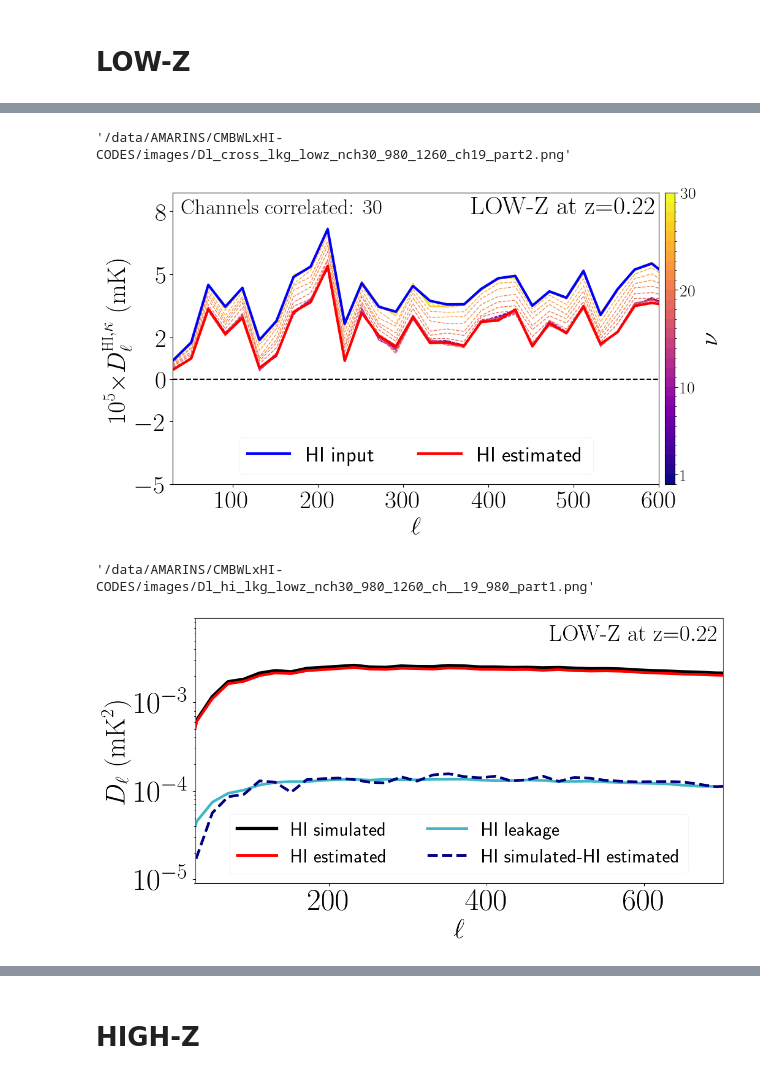
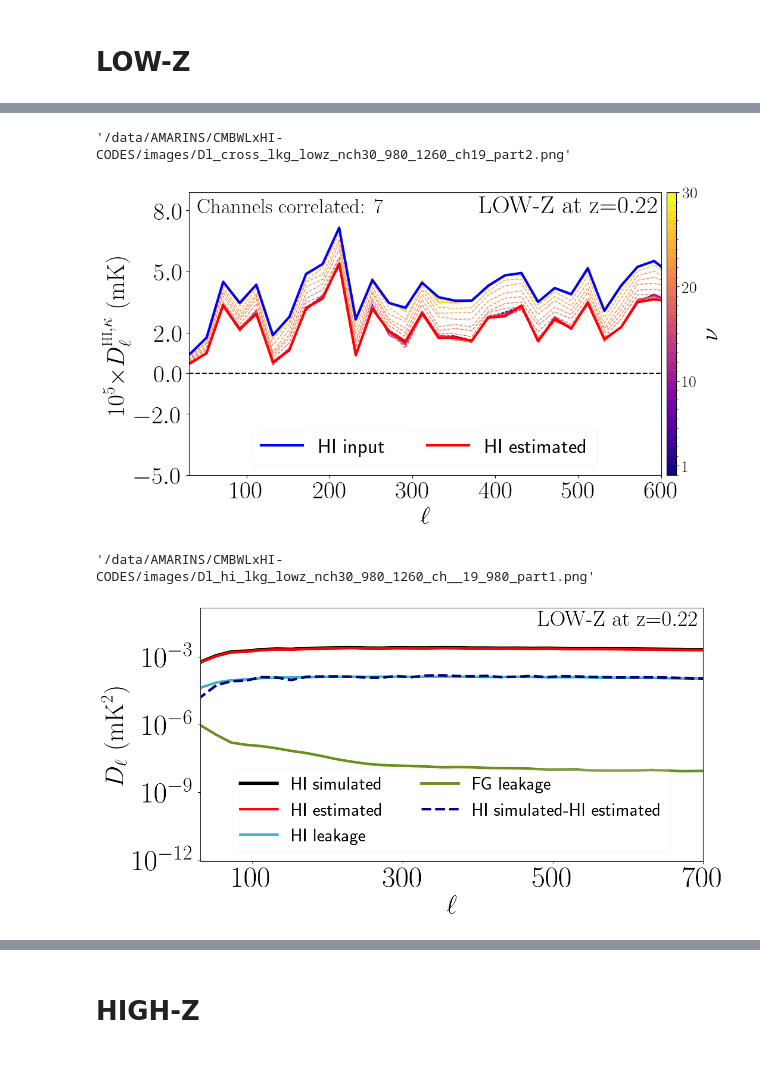
Before and after one commit to armarins/CMBWLxHI, a Jupyter notebook: notebooks/Part4_APS_constrained_analysis.ipynb, the cells around one changed output, grey strips where cells are left out. Drawn from its saved outputs; the diff is of its cells as text; code cells hidden in the pictures.

Commit message:
third update: including new ipynb, updating picture formatting, and noise function

```diff
--- a/notebooks/Part4_APS_constrained_analysis.ipynb
+++ b/notebooks/Part4_APS_constrained_analysis.ipynb
@@ -159,7 +161,8 @@ zeff     = cxft.get_zeff(numin =numin, numax =numax, nbands= nch, n_curves=nch)[
 fact_exp = 5
 fact     = 10**fact_exp
 CLs_dict = dcopy(CLs_dict_gal)
-ncorr    = 30
+cticks = [-5.0,-2.0,0.0,2.0,5.0,8.0]
+ncorr    = 7
 ############################################################
 c    = np.arange(0, nch + 1)
 cmap = plt.get_cmap("plasma", nch)
@@ -177,7 +180,8 @@ ax.set_ylabel(r'$10^{'+str(fact_exp)+'}$' + r'$\times D_{\ell}^{\LARGE{\textrm{H
 ax.set_xlabel(r'$\ell$', fontsize=30)
 ax.set_yscale('linear'); ax.set_xscale('linear')
 ax.set_ylim(-5, 8.9); ax.set_xlim(30,600)
-ax.set_yticks([-5,-2,0,2,5,8])
+ax.set_yticks(cticks)
+ax.set_yticklabels([r'${}$'.format(s) for s in cticks ])
 ###
 ax.text(x=550-170, y=7.9, s=r'$\textrm{LOW-Z at z=}$'+r'${}$'.format(zeff), fontdict=font_dict)
 ax.text(x=210-170, y=7.9, s=r'$\textrm{Channels correlated: } '+' {}$'.format(ncorr), fontdict=font_dict, size=25)
@@ -193,7 +197,7 @@ if savefigs: plt.savefig(pathname, dpi=100, bbox_inches='tight')
 pathname
 # %% [output]
 '/data/AMARINS/CMBWLxHI-CODES/images/Dl_cross_lkg_lowz_nch30_980_1260_ch19_part2.png'
-[figure, old version]
+[figure, new version]
 # %%
 HDU         = 1 #0: Olivari data. 1: Marins data
 pathdir_fg  = '/data/AMARINS/MAPS/FG256'
@@ -222,35 +226,40 @@ CLs_dicts_plot = cxfs.get_data_plot_residuals(ns=ns, ich=ich, nu_min=numin, nu_m
 # %%
 fig, ax  = plt.subplots(nrows=1, ncols=1)
 plt.subplots_adjust(top=1.1,right=1.6)
 ############################################################
 savefigs = True
 zeff     = cxft.get_zeff(numin =numin, numax =numax, nbands= nch, n_curves=nch)['zeff'][ich]
 iLw      = [4*[3.5], 4*[3], 4*[2.5]]
 iLs      = [4*['solid'], 4*['dashed'], 4*['dotted']]
 cticks   = [100,300,500,700]
+cyticks = [ 1e-12, 1e-9, 1e-6, 1e-3]
+cxticks = [100,300,500,700]
 CLs_dict = dcopy(CLs_dicts_plot)
 ############################################################
 ax.plot(  leff, feff*b.bin_cell(CLs_dict['HI']['sim'][ich]), c='black'   , lw=iLw[0][0]+1, ls=iLs[0][0], label='HI simulated')
 ax.plot(  leff, feff*b.bin_cell(CLs_dict['HI']['rec'][ich]), c=my_cmap(0), lw=iLw[0][1]  , ls=iLs[0][1], label='HI estimated')
 ax.plot(  leff, feff*b.bin_cell(CLs_dict['HI']['lkg'][ich]), c=my_cmap(1), lw=iLw[0][2]  , ls=iLs[0][2], label='HI leakage')
+ax.plot(  leff, feff*b.bin_cell(CLs_dict['FG']['lkg'][ich]), c=my_cmap(2), lw=iLw[0][3]  , ls=iLs[0][3], label='FG leakage')
 ax.plot(  leff, feff*b.bin_cell(CLs_dict['HI']['sim'][ich]-CLs_dict['HI']['rec'][ich]),
                                                              c=my_cmap(5), lw=iLw[0][0],   ls='dashed' , label='HI simulated-HI estimated')
+ax.tick_params(axis='both', labelsize=40)
 ax.set_ylabel(r'$D_{\ell}\ (\textrm{mK}^2)$', fontsize=35)
 ax.set_xlabel(r'$\ell$', fontsize=35)
 ax.set_yscale('log'); ax.set_xscale('linear')
 ax.set_xlim(30,700)
-ax.set_ylim(0.9e-5,9e-3)#ax.set_xticks([])
+ax.set_ylim(0.9e-12,1.5e-1)#ax.set_xticks([])
+ax.set_yticks(cyticks)
+ax.set_xticks(cxticks)
 #ax.ticklabel_format(axis='y', style='sci', scilimits=(0,0))
-ax.tick_params(axis='both', labelsize=40)
-ax.text(x=650-170, y=5e-3, s=r'$\textrm{LOW-Z at z=}$'+r'${}$'.format(zeff), fontdict=font_dict)
+ax.text(x=650-170, y=2.5e-2, s=r'$\textrm{LOW-Z at z=}$'+r'${}$'.format(zeff), fontdict=font_dict)
 ax.legend( fontsize=25, loc='lower center', ncols=2,framealpha=0.2)
 ###
 pathname = '/data/AMARINS/CMBWLxHI-CODES/images/Dl_hi_lkg_{}_ch__{}_{}_part1.png'.format(prefix, ich, numin, numax)
 if savefigs: plt.savefig(pathname, dpi=100, bbox_inches='tight')
 pathname
 # %% [output]
 '/data/AMARINS/CMBWLxHI-CODES/images/Dl_hi_lkg_lowz_nch30_980_1260_ch__19_980_part1.png'
-[figure, old version]
+[figure, new version]
 # %%
 fig, ax  = plt.subplots(nrows=1, ncols=1)
 plt.subplots_adjust(top=1.1,right=1.6)
```
Also changed, not shown: parts of 6 cells of this notebook, 5 other files.
